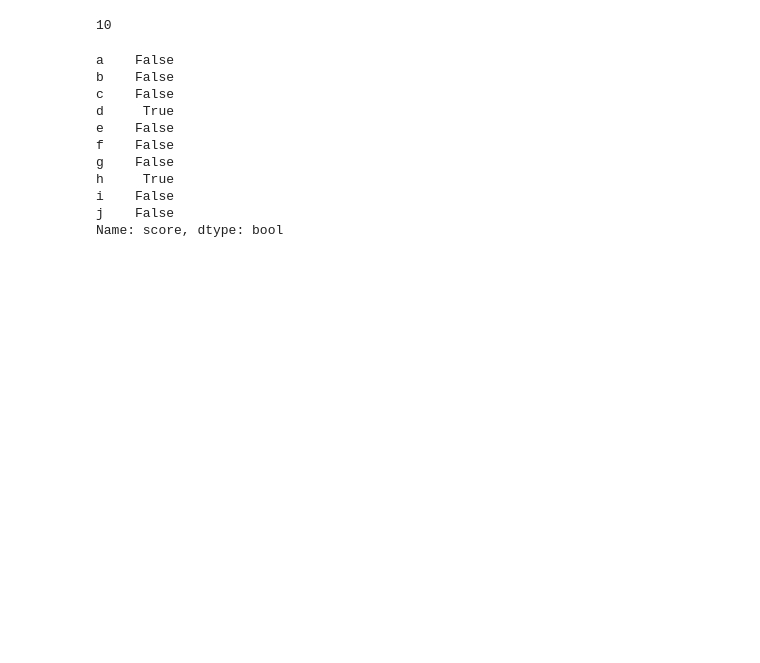
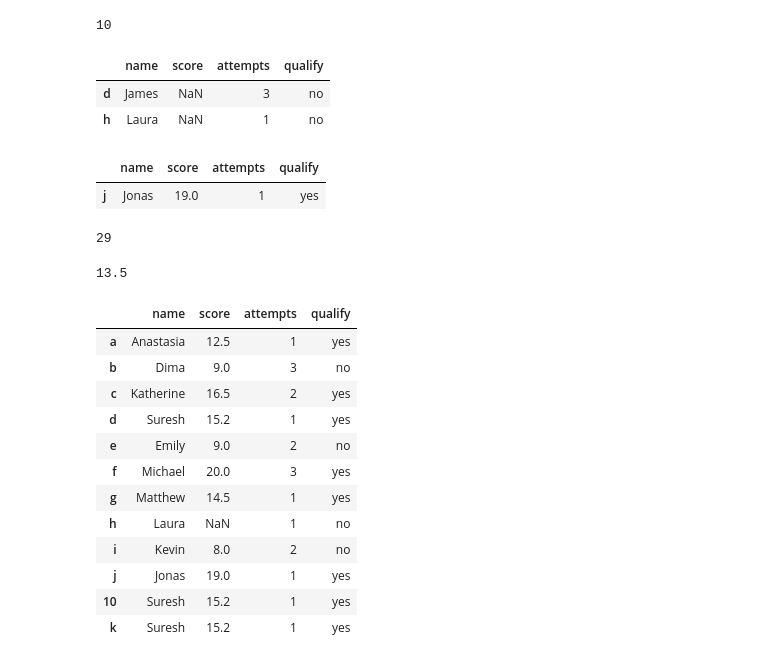
Before and after one commit to hishampaloli/Basic_Data_science_lib, a Jupyter notebook: pandas/PandasExercise.ipynb, the cells around one changed output. Drawn from its saved outputs; the diff is of its cells as text; code cells hidden in the pictures; blank space fills up the shorter version.

```diff
--- a/pandas/PandasExercise.ipynb
+++ b/pandas/PandasExercise.ipynb
@@ -330,16 +350,14 @@ len(df.index)
 10
 # %%
 # Write a Pandas program to select the rows where the score is missing, i.e. is NaN.
-ddf['score'].isnull()
+df[df['score'].isnull()]
 # %% [output]
-a    False
-b    False
-c    False
-d     True
-e    False
-f    False
-g    False
-h     True
-i    False
-j    False
-Name: score, dtype: bool
+|  | name | score | attempts | qualify |
+| d | James | NaN | 3 | no |
+| h | Laura | NaN | 1 | no |
+# %%
+# Write a Pandas program to select the rows where number of attempts in the examination is less than 2 and score greater than 15.
+df[(df['score'] > 15) & (df['attempts'] < 2)]
+# %% [output]
+|  | name | score | attempts | qualify |
+| j | Jonas | 19.0 | 1 | yes |
@@ -345,0 +366,31 @@ Name: score, dtype: bool
+# %%
+df.loc['d',['score', 'attempts']] = 13
+# %%
+# Write a Pandas program to calculate the sum of the examination attempts by the students.
+df['attempts'].sum()
+# %% [output]
+29
+# %%
+#  Write a Pandas program to calculate the mean of all students' scores.
+df['score'].mean()
+# %% [output]
+13.5
+# %%
+#  Write a Pandas program to append a new row 'k' to data frame with given values for each column.
+row = {'name' : "Suresh", 'score': 15.5, 'attempts': 1, 'qualify': "yes", 'label': "k"}
+df.loc['k'] = ['Suresh', 15.2,1,"yes"]
+df
+# %% [output]
+|  | name | score | attempts | qualify |
+| a | Anastasia | 12.5 | 1 | yes |
+| b | Dima | 9.0 | 3 | no |
+| c | Katherine | 16.5 | 2 | yes |
+| d | Suresh | 15.2 | 1 | yes |
+| e | Emily | 9.0 | 2 | no |
+| f | Michael | 20.0 | 3 | yes |
+| g | Matthew | 14.5 | 1 | yes |
+| h | Laura | NaN | 1 | no |
+| i | Kevin | 8.0 | 2 | no |
+| j | Jonas | 19.0 | 1 | yes |
+| 10 | Suresh | 15.2 | 1 | yes |
+| k | Suresh | 15.2 | 1 | yes |
```
Also changed, not shown: parts of 3 cells of this notebook.
